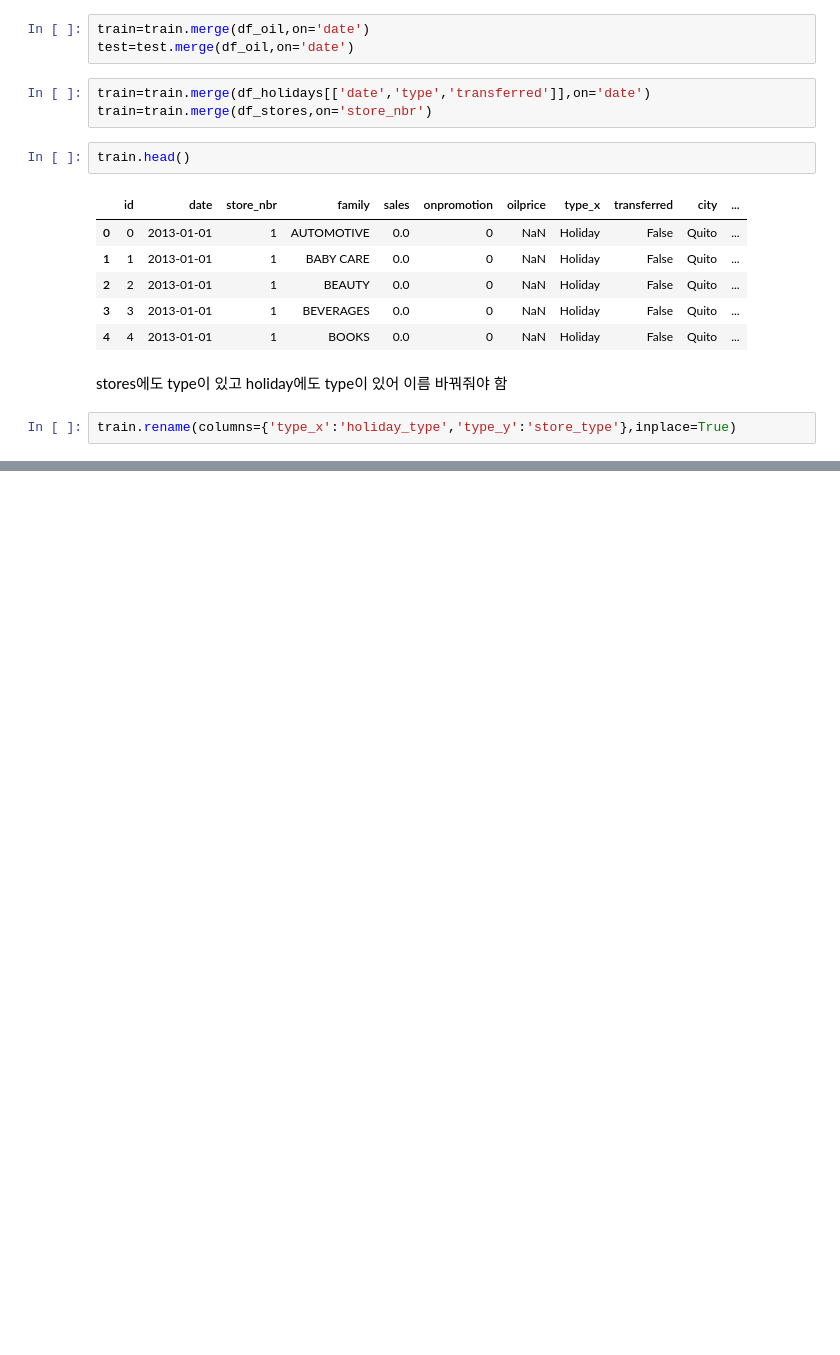
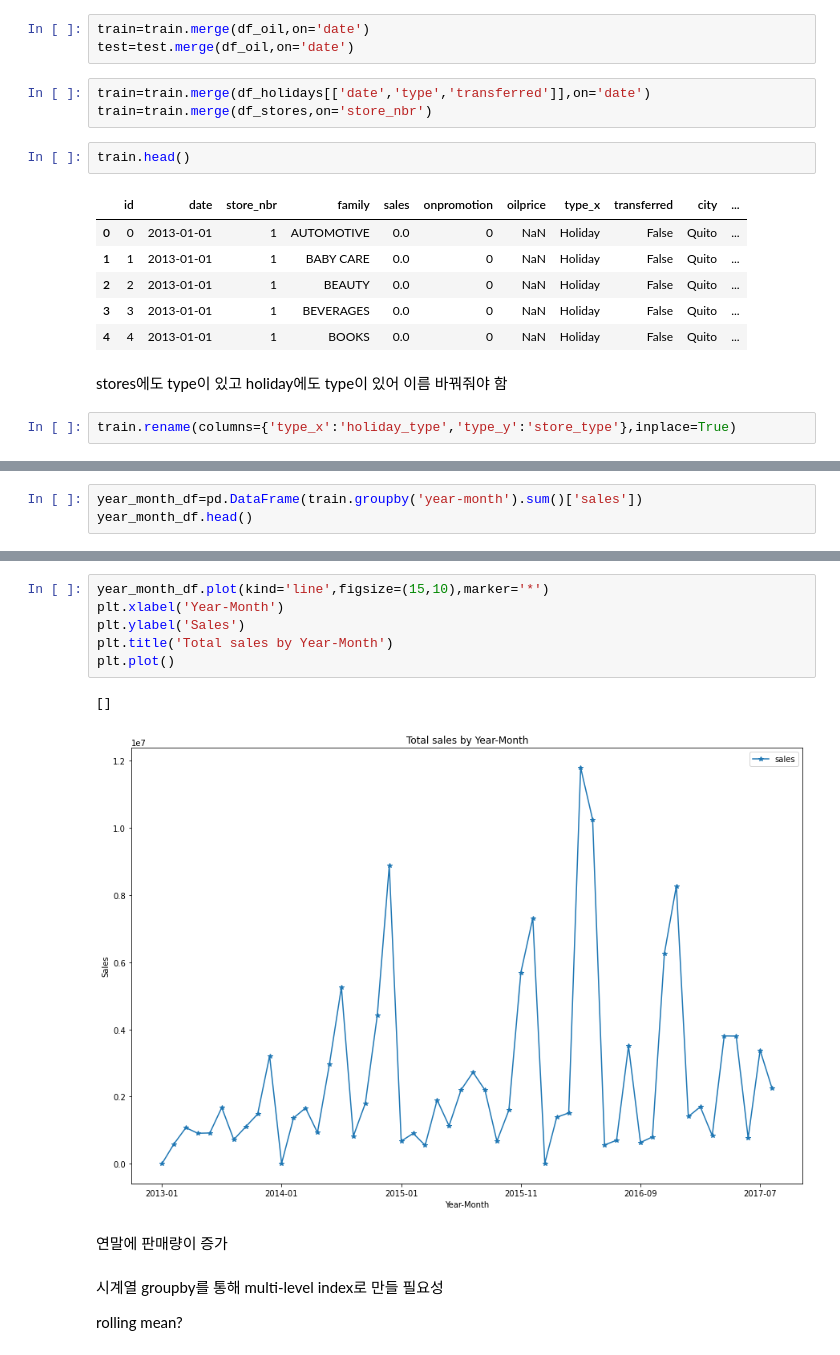
Before and after one commit to dhcryan/kaggle_challenge_, a Jupyter notebook: week2/donghun.ipynb, the cells around one changed output, grey strips where cells are left out. Drawn from its saved outputs; the diff is of its cells as text; blank space fills up the shorter version.

```diff
--- a/week2/donghun.ipynb
+++ b/week2/donghun.ipynb
@@ -246,0 +275,3 @@ train
+# %%
+year_month_df=pd.DataFrame(train.groupby('year-month').sum()['sales'])
+year_month_df.head()
@@ -246,0 +297,15 @@ train
+# %%
+year_month_df.plot(kind='line',figsize=(15,10),marker='*')
+plt.xlabel('Year-Month')
+plt.ylabel('Sales')
+plt.title('Total sales by Year-Month')
+plt.plot()
+# %% [output]
+[]
+[figure, added]
+# %% [markdown]
+연말에 판매량이 증가
+# %% [markdown]
+시계열 groupby를 통해 multi-level index로 만들 필요성
+
+rolling mean?
```
Also changed, not shown: parts of 12 cells of this notebook.
